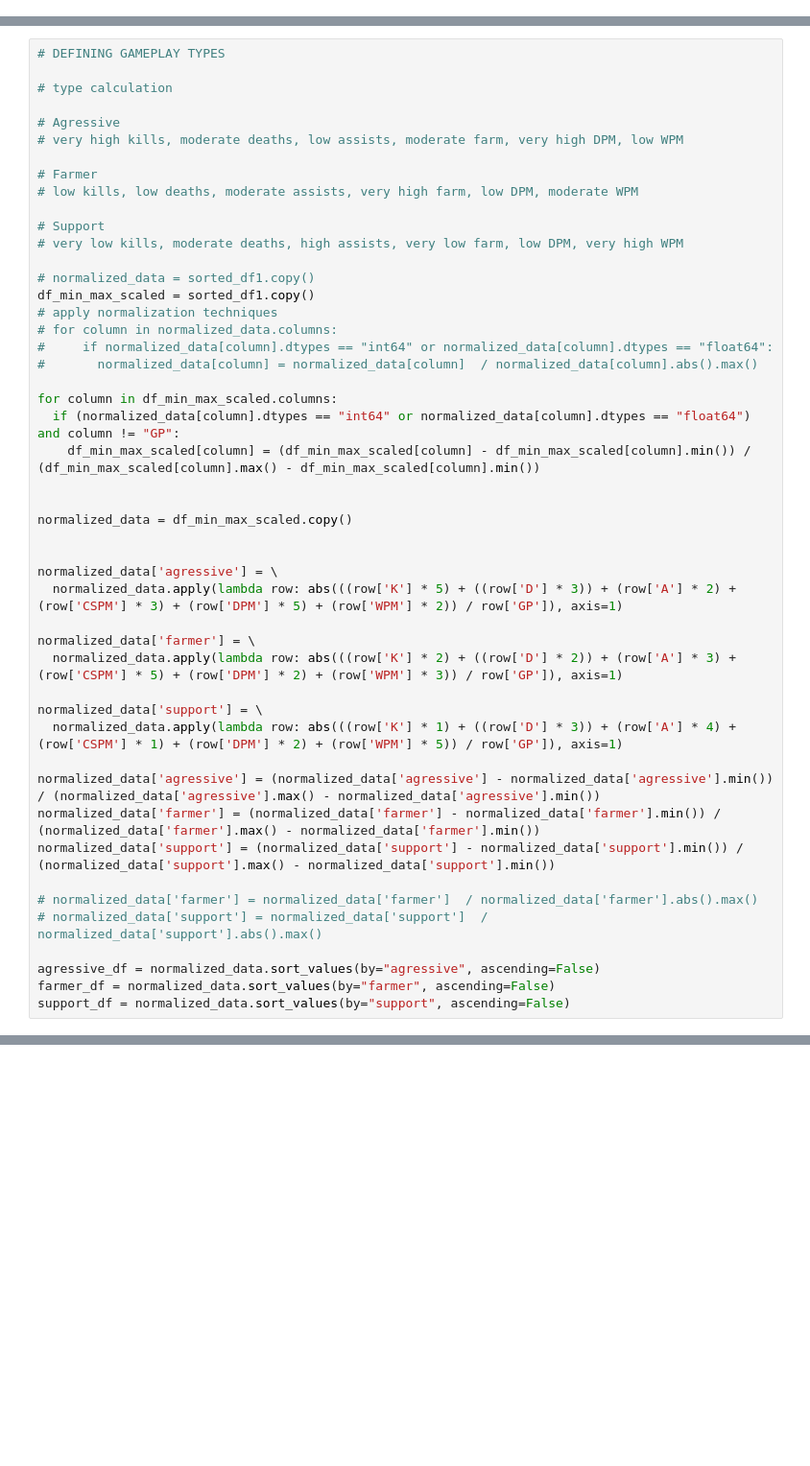
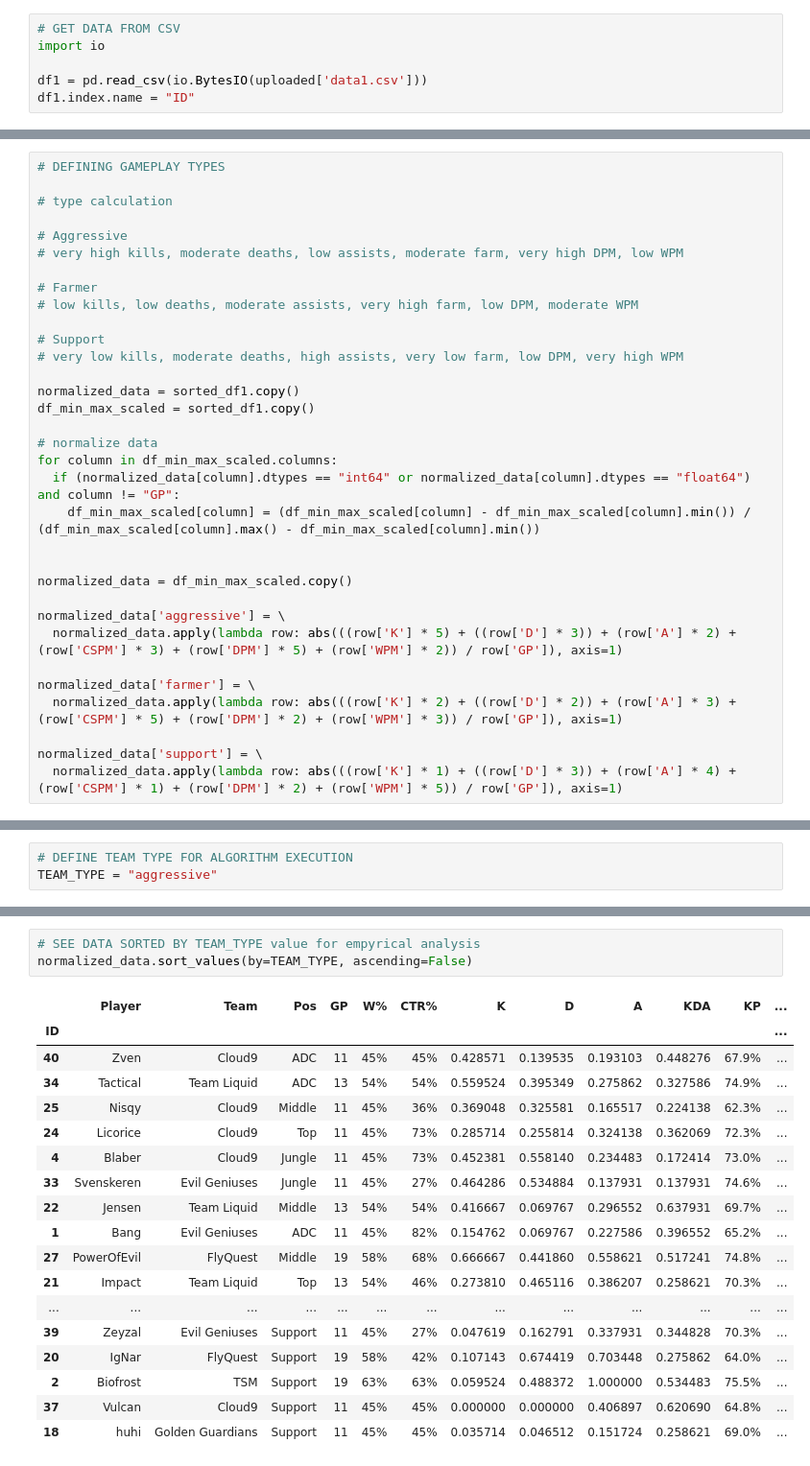
Before and after one commit to JanainaLudwig/moba-teams-ai, a Jupyter notebook: HI_team_selection.ipynb, the cells around one changed output, grey strips where cells are left out. Shown at 96% size. Cells and saved outputs as stored; diff of their text form; blank space fills up the shorter version.

```diff
--- a/HI_team_selection.ipynb
+++ b/HI_team_selection.ipynb
@@ -49,3 +25,9 @@ df1 = pd.read_csv(io.BytesIO(uploaded['data1.csv']))
+# %%
+# GET DATA FROM CSV
+import io
+
+df1 = pd.read_csv(io.BytesIO(uploaded['data1.csv']))
+df1.index.name = "ID"
 # %%
 # GET THE 25 PLAYERS THAT PLAYED THE MOST
 
@@ -75,7 +87,7 @@ def target_fn():
 
 # type calculation
 
-# Agressive
+# Aggressive
 # very high kills, moderate deaths, low assists, moderate farm, very high DPM, low WPM
 
 # Farmer
@@ -84,13 +96,10 @@ def target_fn():
 # Support
 # very low kills, moderate deaths, high assists, very low farm, low DPM, very high WPM
 
-# normalized_data = sorted_df1.copy()
+normalized_data = sorted_df1.copy()
 df_min_max_scaled = sorted_df1.copy()
-# apply normalization techniques
-# for column in normalized_data.columns:
-#     if normalized_data[column].dtypes == "int64" or normalized_data[column].dtypes == "float64":
-#       normalized_data[column] = normalized_data[column]  / normalized_data[column].abs().max()
 
+# normalize data
 for column in df_min_max_scaled.columns:
   if (normalized_data[column].dtypes == "int64" or normalized_data[column].dtypes == "float64") and column != "GP":
     df_min_max_scaled[column] = (df_min_max_scaled[column] - df_min_max_scaled[column].min()) / (df_min_max_scaled[column].max() - df_min_max_scaled[column].min())
@@ -98,8 +107,7 @@ for column in df_min_max_scaled.columns:
 
 normalized_data = df_min_max_scaled.copy()
 
-
-normalized_data['agressive'] = \
+normalized_data['aggressive'] = \
   normalized_data.apply(lambda row: abs(((row['K'] * 5) + ((row['D'] * 3)) + (row['A'] * 2) + (row['CSPM'] * 3) + (row['DPM'] * 5) + (row['WPM'] * 2)) / row['GP']), axis=1)
 
 normalized_data['farmer'] = \
@@ -107,14 +115,3 @@ normalized_data['farmer'] = \
 
 normalized_data['support'] = \
   normalized_data.apply(lambda row: abs(((row['K'] * 1) + ((row['D'] * 3)) + (row['A'] * 4) + (row['CSPM'] * 1) + (row['DPM'] * 2) + (row['WPM'] * 5)) / row['GP']), axis=1)
-
-normalized_data['agressive'] = (normalized_data['agressive'] - normalized_data['agressive'].min()) / (normalized_data['agressive'].max() - normalized_data['agressive'].min())
-normalized_data['farmer'] = (normalized_data['farmer'] - normalized_data['farmer'].min()) / (normalized_data['farmer'].max() - normalized_data['farmer'].min())
-normalized_data['support'] = (normalized_data['support'] - normalized_data['support'].min()) / (normalized_data['support'].max() - normalized_data['support'].min())
-
-# normalized_data['farmer'] = normalized_data['farmer']  / normalized_data['farmer'].abs().max()
-# normalized_data['support'] = normalized_data['support']  / normalized_data['support'].abs().max()
-
-agressive_df = normalized_data.sort_values(by="agressive", ascending=False)
-farmer_df = normalized_data.sort_values(by="farmer", ascending=False)
-support_df = normalized_data.sort_values(by="support", ascending=False)
@@ -126,0 +118,3 @@ support_team  = [3, 3, 2, 2, 3]
+# %%
+# DEFINE TEAM TYPE FOR ALGORITHM EXECUTION
+TEAM_TYPE = "aggressive"
@@ -126,0 +142,22 @@ support_team  = [3, 3, 2, 2, 3]
+# %%
+# SEE DATA SORTED BY TEAM_TYPE value for empyrical analysis
+normalized_data.sort_values(by=TEAM_TYPE, ascending=False)
+# %% [output]
+|  | Player | Team | Pos | GP | W% | CTR% | K | D | A | KDA | KP | ... |
+| ID |  |  |  |  |  |  |  |  |  |  |  | ... |
+| 40 | Zven | Cloud9 | ADC | 11 | 45% | 45% | 0.428571 | 0.139535 | 0.193103 | 0.448276 | 67.9% | ... |
+| 34 | Tactical | Team Liquid | ADC | 13 | 54% | 54% | 0.559524 | 0.395349 | 0.275862 | 0.327586 | 74.9% | ... |
+| 25 | Nisqy | Cloud9 | Middle | 11 | 45% | 36% | 0.369048 | 0.325581 | 0.165517 | 0.224138 | 62.3% | ... |
+| 24 | Licorice | Cloud9 | Top | 11 | 45% | 73% | 0.285714 | 0.255814 | 0.324138 | 0.362069 | 72.3% | ... |
+| 4 | Blaber | Cloud9 | Jungle | 11 | 45% | 73% | 0.452381 | 0.558140 | 0.234483 | 0.172414 | 73.0% | ... |
+| 33 | Svenskeren | Evil Geniuses | Jungle | 11 | 45% | 27% | 0.464286 | 0.534884 | 0.137931 | 0.137931 | 74.6% | ... |
+| 22 | Jensen | Team Liquid | Middle | 13 | 54% | 54% | 0.416667 | 0.069767 | 0.296552 | 0.637931 | 69.7% | ... |
+| 1 | Bang | Evil Geniuses | ADC | 11 | 45% | 82% | 0.154762 | 0.069767 | 0.227586 | 0.396552 | 65.2% | ... |
+| 27 | PowerOfEvil | FlyQuest | Middle | 19 | 58% | 68% | 0.666667 | 0.441860 | 0.558621 | 0.517241 | 74.8% | ... |
+| 21 | Impact | Team Liquid | Top | 13 | 54% | 46% | 0.273810 | 0.465116 | 0.386207 | 0.258621 | 70.3% | ... |
+| ... | ... | ... | ... | ... | ... | ... | ... | ... | ... | ... | ... | ... |
+| 39 | Zeyzal | Evil Geniuses | Support | 11 | 45% | 27% | 0.047619 | 0.162791 | 0.337931 | 0.344828 | 70.3% | ... |
+| 20 | IgNar | FlyQuest | Support | 19 | 58% | 42% | 0.107143 | 0.674419 | 0.703448 | 0.275862 | 64.0% | ... |
+| 2 | Biofrost | TSM | Support | 19 | 63% | 63% | 0.059524 | 0.488372 | 1.000000 | 0.534483 | 75.5% | ... |
+| 37 | Vulcan | Cloud9 | Support | 11 | 45% | 45% | 0.000000 | 0.000000 | 0.406897 | 0.620690 | 64.8% | ... |
+| 18 | huhi | Golden Guardians | Support | 11 | 45% | 45% | 0.035714 | 0.046512 | 0.151724 | 0.258621 | 69.0% | ... |
```
Also changed, not shown: parts of 12 cells of this notebook.
